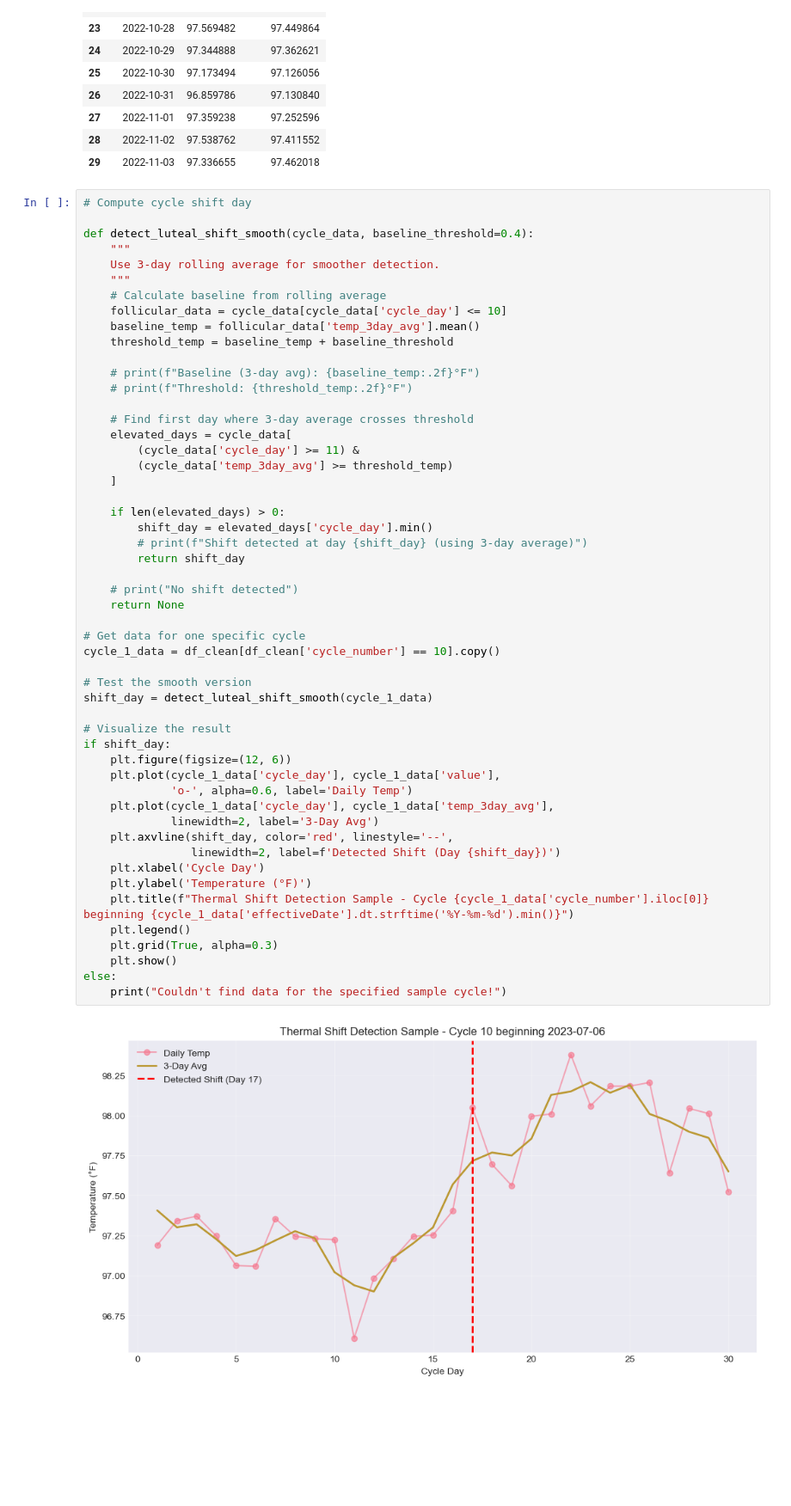
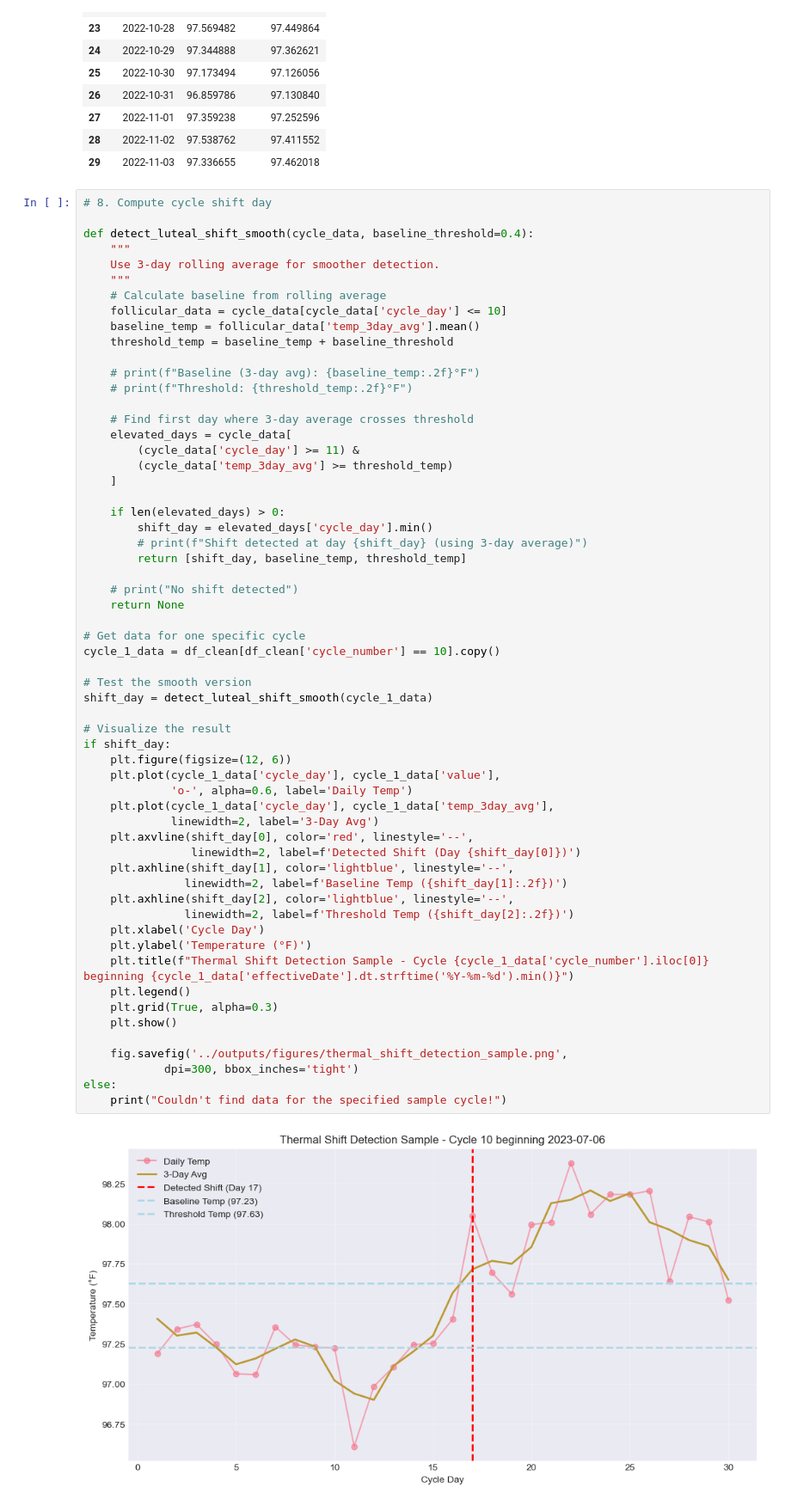
Before and after one commit to phoebe-wing/apple-watch-womens-health-analysis, a Jupyter notebook: notebooks/02_cycle_analysis.ipynb, the cells around one changed output. Shown at 86% size. Cells and saved outputs as stored; diff of their text form; blank space fills up the shorter version.

Commit message:
Add thermal shift chart

```diff
--- a/notebooks/02_cycle_analysis.ipynb
+++ b/notebooks/02_cycle_analysis.ipynb
@@ -221,7 +221,7 @@ Sample with rolling averages:
 | 28 | 2022-11-02 | 97.538762 | 97.411552 |
 | 29 | 2022-11-03 | 97.336655 | 97.462018 |
 # %%
-# Compute cycle shift day
+# 8. Compute cycle shift day
 
 def detect_luteal_shift_smooth(cycle_data, baseline_threshold=0.4):
     """
@@ -243,34 +243,41 @@ def detect_luteal_shift_smooth(cycle_data, baseline_threshold=0.4):
 
     if len(elevated_days) > 0:
         shift_day = elevated_days['cycle_day'].min()
         # print(f"Shift detected at day {shift_day} (using 3-day average)")
-        return shift_day
+        return [shift_day, baseline_temp, threshold_temp]
 
     # print("No shift detected")
     return None
 
 # Get data for one specific cycle
 cycle_1_data = df_clean[df_clean['cycle_number'] == 10].copy()
 
 # Test the smooth version
 shift_day = detect_luteal_shift_smooth(cycle_1_data)
 
 # Visualize the result
 if shift_day:
     plt.figure(figsize=(12, 6))
     plt.plot(cycle_1_data['cycle_day'], cycle_1_data['value'],
              'o-', alpha=0.6, label='Daily Temp')
     plt.plot(cycle_1_data['cycle_day'], cycle_1_data['temp_3day_avg'],
              linewidth=2, label='3-Day Avg')
-    plt.axvline(shift_day, color='red', linestyle='--',
-                linewidth=2, label=f'Detected Shift (Day {shift_day})')
+    plt.axvline(shift_day[0], color='red', linestyle='--',
+                linewidth=2, label=f'Detected Shift (Day {shift_day[0]})')
+    plt.axhline(shift_day[1], color='lightblue', linestyle='--',
+               linewidth=2, label=f'Baseline Temp ({shift_day[1]:.2f})')
+    plt.axhline(shift_day[2], color='lightblue', linestyle='--',
+               linewidth=2, label=f'Threshold Temp ({shift_day[2]:.2f})')
     plt.xlabel('Cycle Day')
     plt.ylabel('Temperature (°F)')
     plt.title(f"Thermal Shift Detection Sample - Cycle {cycle_1_data['cycle_number'].iloc[0]} beginning {cycle_1_data['effectiveDate'].dt.strftime('%Y-%m-%d').min()}")
     plt.legend()
     plt.grid(True, alpha=0.3)
     plt.show()
+
+    fig.savefig('../outputs/figures/thermal_shift_detection_sample.png',
+            dpi=300, bbox_inches='tight')
 else:
     print("Couldn't find data for the specified sample cycle!")
 # %% [output]
-[figure, old version]
+[figure, new version]
```
Also changed, not shown: parts of 7 cells of this notebook, 1 other file.
